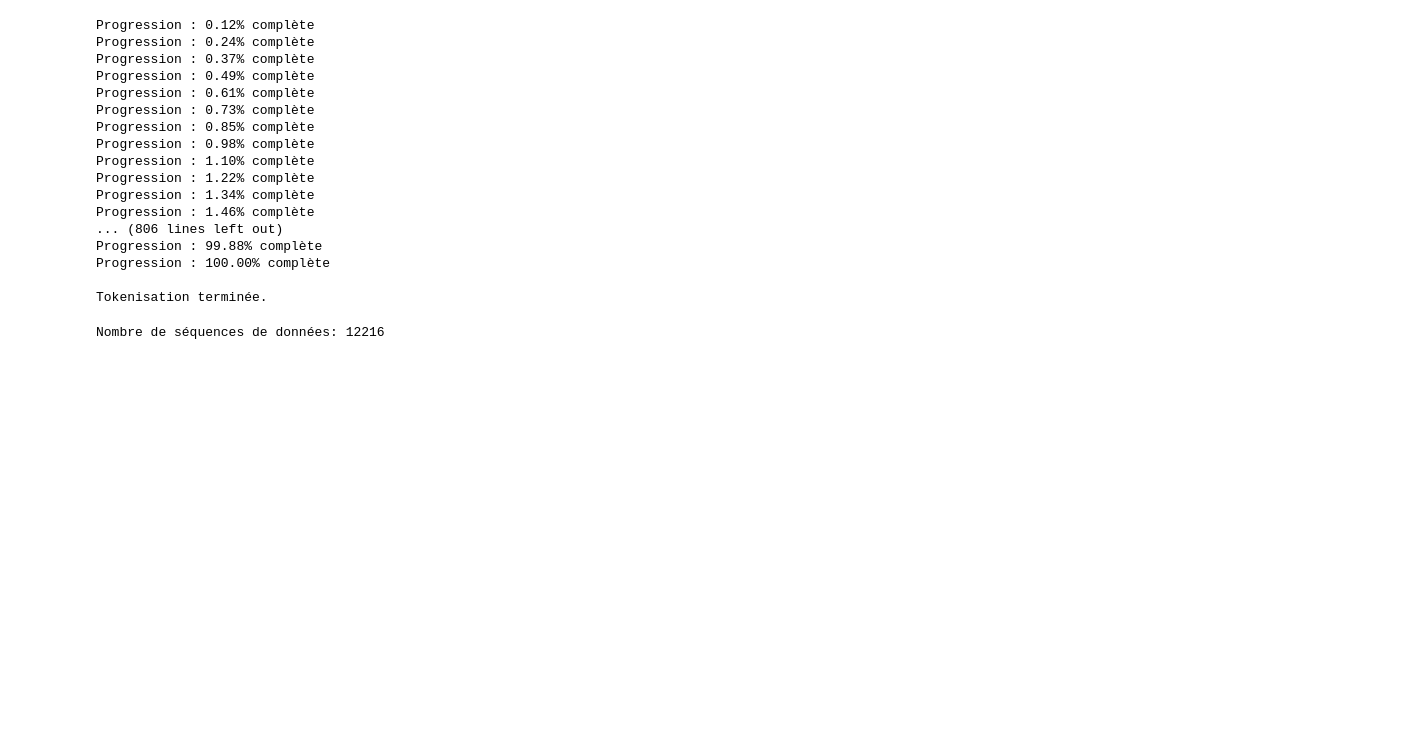
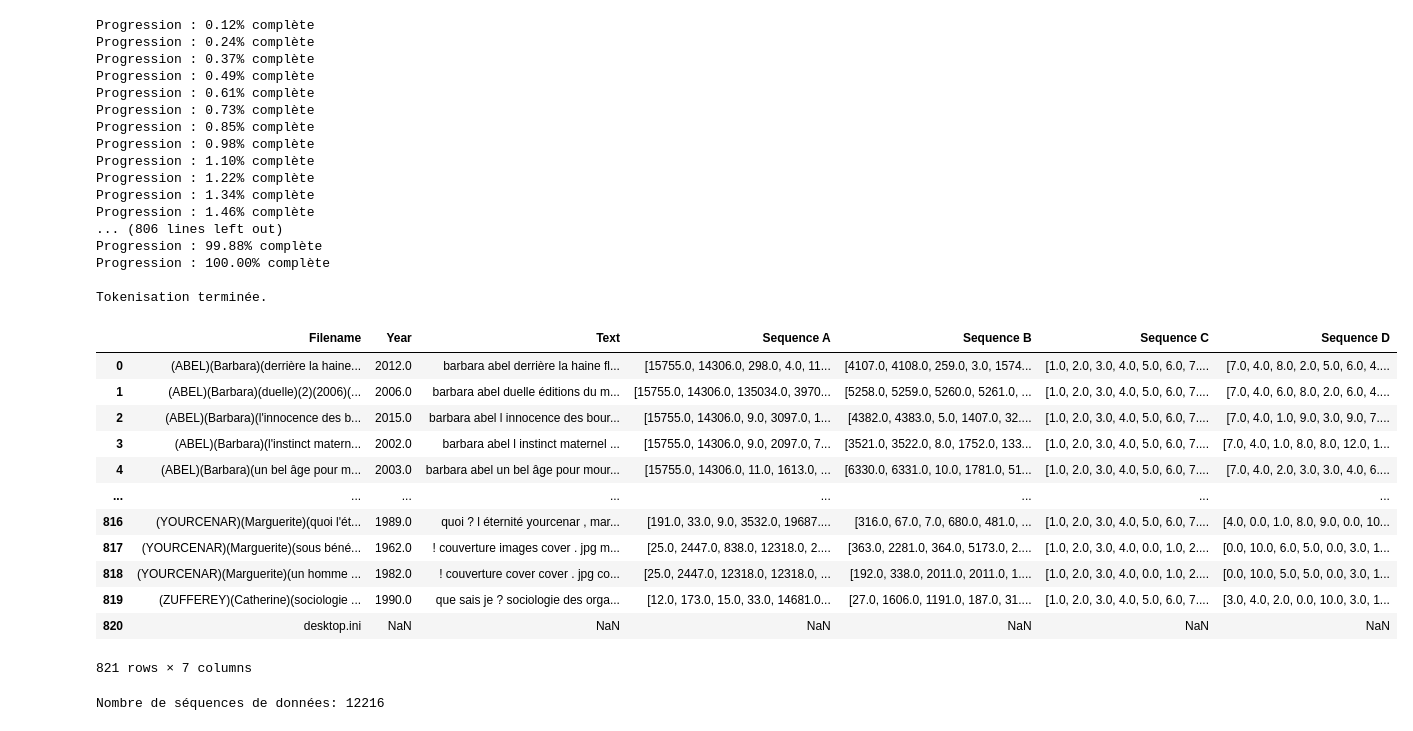
Before and after one commit to dorianGT/Text-Datation-With-CNN, a Jupyter notebook: TER.ipynb, the cells around one changed output. Cells and saved outputs as stored; diff of their text form; code cells hidden in the pictures; blank space fills up the shorter version.

```diff
--- a/TER.ipynb
+++ b/TER.ipynb
@@ -424,6 +464,32 @@ Progression : 99.88% complète
 Progression : 100.00% complète
 
 Tokenisation terminée.
+# %%
+seqA = pd.DataFrame({'Sequence A': sequences_trainA})
+df1['Sequence A'] = seqA['Sequence A']
+seqB = pd.DataFrame({'Sequence B': sequences_trainB})
+df1['Sequence B'] = seqB['Sequence B']
+seqC = pd.DataFrame({'Sequence C': sequences_trainC})
+df1['Sequence C'] = seqC['Sequence C']
+seqD = pd.DataFrame({'Sequence D': sequences_trainD})
+df1['Sequence D'] = seqD['Sequence D']
+#pd.set_option('display.max_rows', None)
+display(df1)
+#df1.to_csv('df_train.csv', index=False)
+# %% [output]
+|  | Filename | Year | Text | Sequence A | Sequence B | Sequence C | Sequence D |
+| 0 | (ABEL)(Barbara)(derrière la haine... | 2012.0 | barbara abel derrière la haine fl... | [15755.0, 14306.0, 298.0, 4.0, 11... | [4107.0, 4108.0, 259.0, 3.0, 1574... | [1.0, 2.0, 3.0, 4.0, 5.0, 6.0, 7.... | [7.0, 4.0, 8.0, 2.0, 5.0, 6.0, 4.... |
+| 1 | (ABEL)(Barbara)(duelle)(2)(2006)(... | 2006.0 | barbara abel duelle éditions du m... | [15755.0, 14306.0, 135034.0, 3970... | [5258.0, 5259.0, 5260.0, 5261.0, ... | [1.0, 2.0, 3.0, 4.0, 5.0, 6.0, 7.... | [7.0, 4.0, 6.0, 8.0, 2.0, 6.0, 4.... |
+| 2 | (ABEL)(Barbara)(l'innocence des b... | 2015.0 | barbara abel l innocence des bour... | [15755.0, 14306.0, 9.0, 3097.0, 1... | [4382.0, 4383.0, 5.0, 1407.0, 32.... | [1.0, 2.0, 3.0, 4.0, 5.0, 6.0, 7.... | [7.0, 4.0, 1.0, 9.0, 3.0, 9.0, 7.... |
+| 3 | (ABEL)(Barbara)(l'instinct matern... | 2002.0 | barbara abel l instinct maternel ... | [15755.0, 14306.0, 9.0, 2097.0, 7... | [3521.0, 3522.0, 8.0, 1752.0, 133... | [1.0, 2.0, 3.0, 4.0, 5.0, 6.0, 7.... | [7.0, 4.0, 1.0, 8.0, 8.0, 12.0, 1... |
+| 4 | (ABEL)(Barbara)(un bel âge pour m... | 2003.0 | barbara abel un bel âge pour mour... | [15755.0, 14306.0, 11.0, 1613.0, ... | [6330.0, 6331.0, 10.0, 1781.0, 51... | [1.0, 2.0, 3.0, 4.0, 5.0, 6.0, 7.... | [7.0, 4.0, 2.0, 3.0, 3.0, 4.0, 6.... |
+| ... | ... | ... | ... | ... | ... | ... | ... |
+| 816 | (YOURCENAR)(Marguerite)(quoi l'ét... | 1989.0 | quoi ? l éternité yourcenar , mar... | [191.0, 33.0, 9.0, 3532.0, 19687.... | [316.0, 67.0, 7.0, 680.0, 481.0, ... | [1.0, 2.0, 3.0, 4.0, 5.0, 6.0, 7.... | [4.0, 0.0, 1.0, 8.0, 9.0, 0.0, 10... |
+| 817 | (YOURCENAR)(Marguerite)(sous béné... | 1962.0 | ! couverture images cover . jpg m... | [25.0, 2447.0, 838.0, 12318.0, 2.... | [363.0, 2281.0, 364.0, 5173.0, 2.... | [1.0, 2.0, 3.0, 4.0, 0.0, 1.0, 2.... | [0.0, 10.0, 6.0, 5.0, 0.0, 3.0, 1... |
+| 818 | (YOURCENAR)(Marguerite)(un homme ... | 1982.0 | ! couverture cover cover . jpg co... | [25.0, 2447.0, 12318.0, 12318.0, ... | [192.0, 338.0, 2011.0, 2011.0, 1.... | [1.0, 2.0, 3.0, 4.0, 0.0, 1.0, 2.... | [0.0, 10.0, 5.0, 5.0, 0.0, 3.0, 1... |
+| 819 | (ZUFFEREY)(Catherine)(sociologie ... | 1990.0 | que sais je ? sociologie des orga... | [12.0, 173.0, 15.0, 33.0, 14681.0... | [27.0, 1606.0, 1191.0, 187.0, 31.... | [1.0, 2.0, 3.0, 4.0, 5.0, 6.0, 7.... | [3.0, 4.0, 2.0, 0.0, 10.0, 3.0, 1... |
+| 820 | desktop.ini | NaN | NaN | NaN | NaN | NaN | NaN |
+821 rows × 7 columns
 # %%
 # Division des données en séquences de longueur maximale max_len
 data_trainA,y_train,sequence_count_book_train = diviser_liste(sequences_trainA,y_train, max_len)
```
Also changed, not shown: parts of 3 cells of this notebook.
